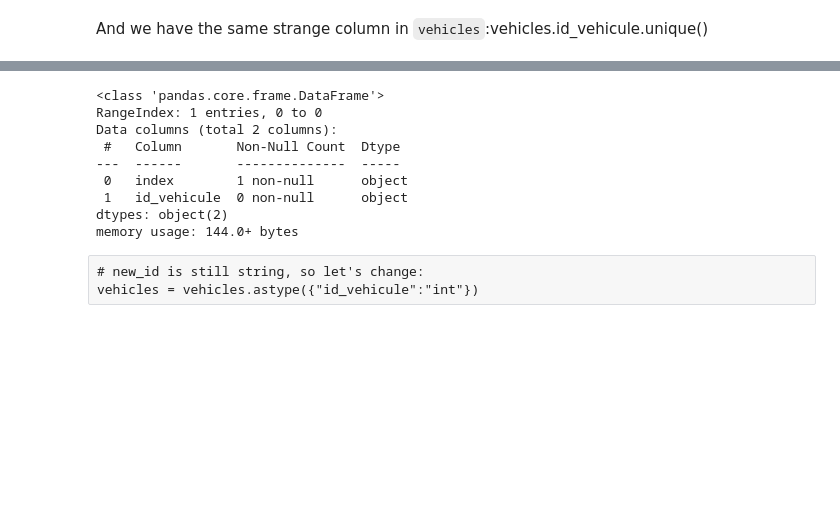
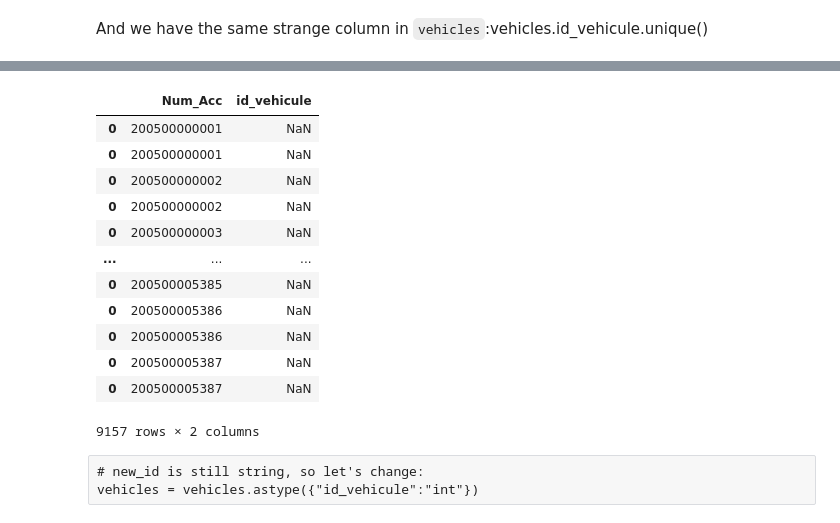
Before and after one commit to tiagoru/Road_accidents_france, a Jupyter notebook: raw_data_import.ipynb, the cells around one changed output, grey strips where cells are left out. Saved outputs shown, nothing was run; the diff lists cells and outputs as text; code cells hidden in the pictures; blank space fills up the shorter version.

Commit message:
update data

```diff
--- a/raw_data_import.ipynb
+++ b/raw_data_import.ipynb
@@ -386,0 +372,3 @@ dtype: object
+# %%
+vehicles_select = vehicles[['Num_Acc', 'id_vehicule']].sort_values(by = 'Num_Acc', ascending = True)
+vehicles_select.head()
@@ -387,8 +394,16 @@ dtype: object
+# %%
+new_id_vehicles = pd.DataFrame(columns=['Num_Acc', 'id_vehicule'])
+new_id_vehicles.info()
 # %%
-for i in range(0, len(vehicles)):
-    value = pd.Series(pd.NA)
-    if type(vehicles.iloc[i].id_vehicule) == str:
-        value = pd.Series(vehicles.iloc[i].id_vehicule.replace('Â\xa0', ''))
-    new_id_vehicles = new_id_vehicles._append(value)
-new_id_vehicles.head(10)
+for i in range(0, len(vehicles_select)):
+    if type(vehicles_select.iloc[i].id_vehicule) == float:
+        new_id_vehicles = new_id_vehicles._append(pd.DataFrame([{'Num_Acc': vehicles_select.iloc[i].Num_Acc, 'id_vehicule':pd.NA}]))
+    elif type(vehicles_select.iloc[i].id_vehicule) == str:
+        new_id_vehicles = new_id_vehicles._append(pd.DataFrame([{'Num_Acc': vehicles_select.iloc[i].Num_Acc, 'id_vehicule':vehicles_select.iloc[i].id_vehicule.replace('\xa0', '')}]))
+        #new_id_vehicles = new_id_vehicles._append(pd.DataFrame([{'Num_Acc': vehicles_select.iloc[i].Num_Acc, 'id_vehicule':vehicles.iloc[i].id_vehicule.replace('Â\xa0', '')}]))
+        #value = vehicles.iloc[i].id_vehicule.replace('Â\xa0', '')
+    else:
+        print(i)
+        print(type(vehicles_select.iloc[i].id_vehicule))
+new_id_vehicles.head()
 # %% [output]
@@ -396,15 +419,19 @@ KeyboardInterrupt:
 # %%
-new_id_vehicles.info()
+new_id_vehicles
 # %% [output]
+|  | Num_Acc | id_vehicule |
+| 0 | 200500000001 | NaN |
+| 0 | 200500000001 | NaN |
+| 0 | 200500000002 | NaN |
+| 0 | 200500000002 | NaN |
+| 0 | 200500000003 | NaN |
+| ... | ... | ... |
+| 0 | 200500005385 | NaN |
+| 0 | 200500005386 | NaN |
+| 0 | 200500005386 | NaN |
+| 0 | 200500005387 | NaN |
+| 0 | 200500005387 | NaN |
-<class 'pandas.core.frame.DataFrame'>
-RangeIndex: 1 entries, 0 to 0
-Data columns (total 2 columns):
- #   Column       Non-Null Count  Dtype
----  ------       --------------  -----
- 0   index        1 non-null      object
- 1   id_vehicule  0 non-null      object
-dtypes: object(2)
-memory usage: 144.0+ bytes
+9157 rows × 2 columns
 # %% [raw]
 # new_id is still string, so let's change:
 vehicles = vehicles.astype({"id_vehicule":"int"})
```
Also changed, not shown: parts of 20 cells of this notebook, 5 other files.
